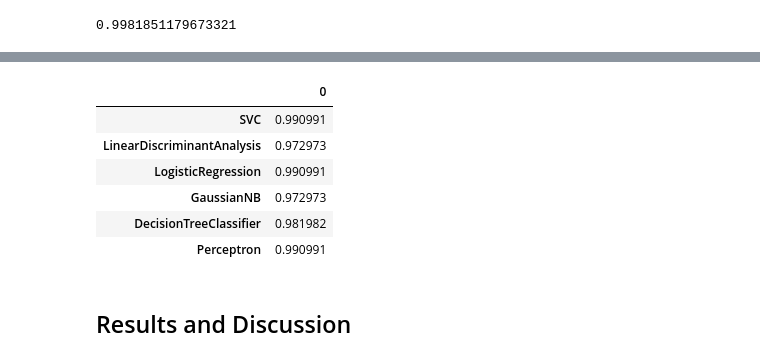
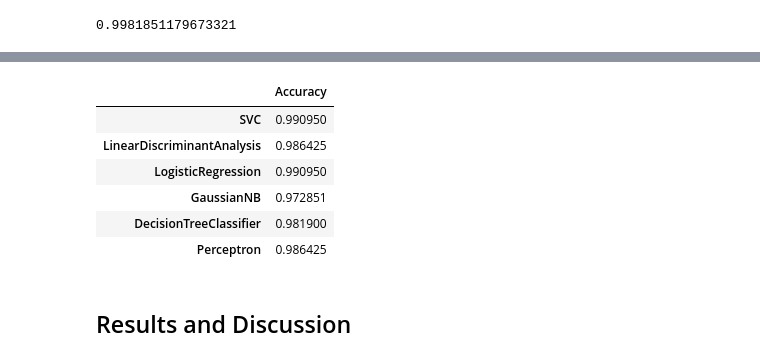
Before and after one commit to ruwaa-mohamed/TCGA-LUAD, a Jupyter notebook: TCGA-LUAD.ipynb, the cells around one changed output, grey strips where cells are left out. Drawn from its saved outputs; the diff is of its cells as text; code cells hidden in the pictures.

```diff
--- a/TCGA-LUAD.ipynb
+++ b/TCGA-LUAD.ipynb
@@ -43,6 +53,6 @@ Name: label, dtype: object
 # %%
 # splitting the dataset
-X_train, X_test, y_train, y_test = train_test_split(X, y, test_size=0.20, random_state=42)
+X_train, X_test, y_train, y_test = train_test_split(X, y, test_size=0.40, random_state=42)
 print(X_train.shape)
 print(y_train.shape)
 print(X_test.shape)
@@ -375,15 +360,14 @@ Please also refer to the documentation for alternative solver options:
 # %%
 df2 = pd.DataFrame(list(model_results.values()), list(model_results.keys()))
-df2.
-
+df2.columns = ["Accuracy"]
 df2
 # %% [output]
-|  | 0 |
-| SVC | 0.990991 |
-| LinearDiscriminantAnalysis | 0.972973 |
-| LogisticRegression | 0.990991 |
-| GaussianNB | 0.972973 |
-| DecisionTreeClassifier | 0.981982 |
-| Perceptron | 0.990991 |
+|  | Accuracy |
+| SVC | 0.990950 |
+| LinearDiscriminantAnalysis | 0.986425 |
+| LogisticRegression | 0.990950 |
+| GaussianNB | 0.972851 |
+| DecisionTreeClassifier | 0.981900 |
+| Perceptron | 0.986425 |
 # %% [markdown]
 ## Results and Discussion
```
Also changed, not shown: parts of 18 cells of this notebook, 4 other files.
